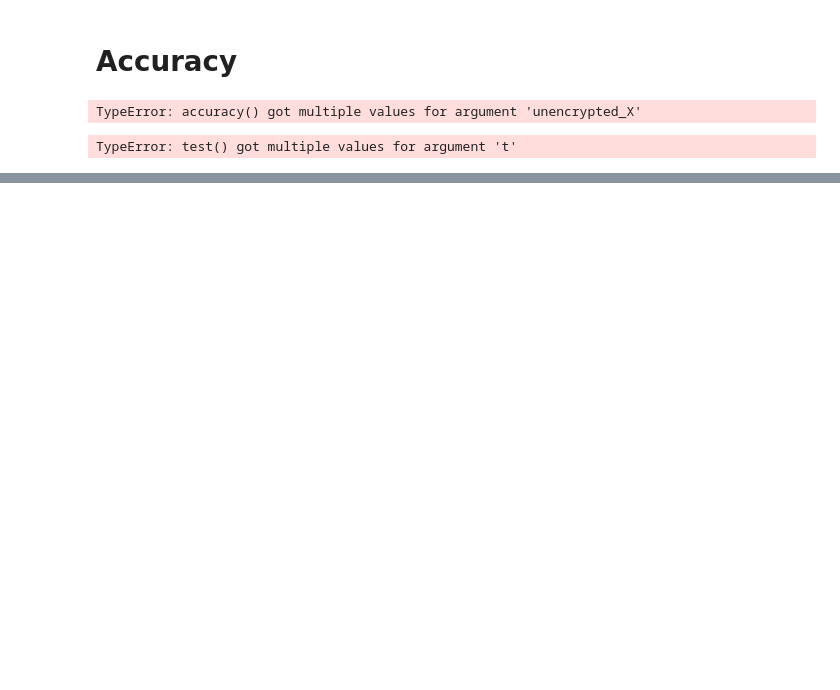
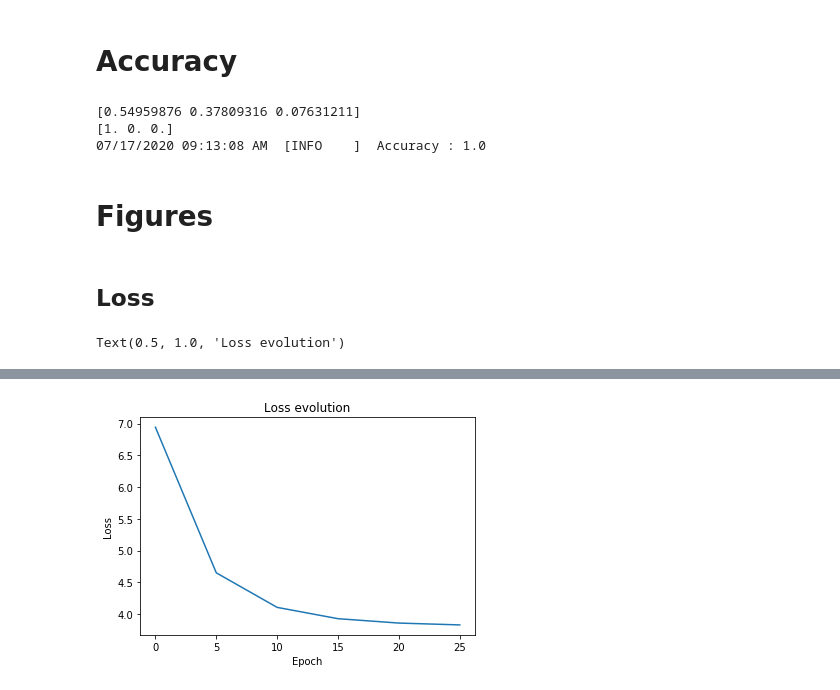
Before and after one commit to arthurPignet/privacy-preserving-titanic-challenge, a Jupyter notebook: ckks_titanic/notebooks/2-ap-main.ipynb, the cells around one changed output, grey strips where cells are left out. Drawn from its saved outputs; the diff is of its cells as text; code cells hidden in the pictures; blank space fills up the shorter version.

Commit message:
add graphes and fix acc

```diff
--- a/ckks_titanic/notebooks/2-ap-main.ipynb
+++ b/ckks_titanic/notebooks/2-ap-main.ipynb
@@ -16,5 +24,5 @@ from models import encrypted_LR
 # %%
 # data_path = "~/homomorphic-encryption/ckks_titanic/data/raw/"            # whole data set
-DATA_PATH = "/home/apignet/homomorphic-encryption/ckks_titanic/data/quick_demo//"   # subset of the data set, with 15 train_samples and 5 test_samples
+DATA_PATH = "/home/apignet/homomorphic-encryption/ckks_titanic/data/quick_demo/"   # subset of the data set, with 15 train_samples and 5 test_samples
 LOG_PATH = "reports/log"
 LOG_FILENAME = "test_0716"
@@ -24,0 +37,5 @@ logging.basicConfig(format="%(asctime)s  [%(levelname)-8.8s]  %(message)s", date
+# %%
+EPOCH = 30
+LEARNING_RATE = 0.8
+REGULARIZATION_RATE = 0.5
+VERBOSE = 5
@@ -144,9 +173,9 @@ def accuracy(crypted_weight, crypted_bias, prior_unencrypted_X = None, prior_une
 
     crypted_weight ; encrypted CKKS vector (size equal to the number of features)
     crypted_bias ; encrypted CKKS vector (size 1)
-    (Optionnal) unencrypted_X ; samples on which the model accuracy will be computed.
+    (Optionnal) prior_unencrypted_X ; samples on which the model accuracy will be computed.
                                 If not provided, the accuracy will be computed with the data provided in the kwarg
-    (Optionnal) unencrypted_Y ; labels on which the model accuracy will be computed. If not provided.
+    (Optionnal) prior_unencrypted_Y ; labels on which the model accuracy will be computed. If not provided.
                                 If not provided, the accuracy will be computed with the data provided in the kwarg
     **kwarg ; dict, must contain context, secret_key, (Optionnal) unencrytped_X and (Optionnal) unencrypted_Y
 
@@ -161,15 +190,18 @@ def accuracy(crypted_weight, crypted_bias, prior_unencrypted_X = None, prior_une
     if not context:
         raise AttributeError("Context must be provided in the **kwarg, with the key : context")
     secret_key = kwarg.get("secret_key", None)
-    if unencrypted_X is None:
+    if prior_unencrypted_X is None:
         unencrypted_X = kwarg.get("unencrypted_X", None)
         if unencrypted_X is None:
             raise AttributeError("Unencrypted samples must be provided, either in the arguments, or in the **kwarg, with the key : unencrypted_X")
-    if unencrypted_Y is None:
+    else:
+        unencrypted_X = np.array(prior_unencrypted_X)
+    if prior_unencrypted_Y is None:
         unencrypted_Y = kwarg.get("unencrypted_Y", None)
         if unencrypted_Y is None:
             raise AttributeError("Unencrypted labels must be provided, either in the arguments, or in the **kwarg, with the key : unencrypted_Y")
-
+    else:
+        unencrypted_Y = np.array(prior_unencrypted_Y)
     if context.is_private():
             weight = np.array(crypted_weight.decrypt())
             bias = np.array(crypted_bias.decrypt())
@@ -182,8 +214,8 @@ def accuracy(crypted_weight, crypted_bias, prior_unencrypted_X = None, prior_une
 
     re = unencrypted_X.dot(weight) + bias
     prediction = (np.float_power(re, 3)) * -0.004 + re * 0.197 + 0.5
-
-    return (np.abs((unencrypted_Y-prediction)) < 0.5).astype(float).mean()
+    print(prediction)
+    return (np.abs((unencrypted_Y-prediction.reshape(unencrypted_Y.shape))) < 0.5).astype(float).mean()
 # %% [markdown]
 # Loading and processing the data
 # %%
@@ -288,10 +320,10 @@ model = encrypted_LR.LogisticRegressionHE(init_weight=weight,
                                           loss=loss,
                                           accuracy=accuracy,
                                           safety=False,
-                                          verbose=1,
-                                          num_iter=2,
-                                          lr=0.8,
-                                          reg_para=0.5)
+                                          verbose=VERBOSE,
+                                          num_iter=EPOCH,
+                                          lr=LEARNING_RATE,
+                                          reg_para=REGULARIZATION_RATE)
 logging.info("Training starting")
 model.fit(encrypted_X, encrypted_Y, X_ne=train_features.to_numpy(), Y_ne=train_labels.to_numpy().reshape((-1, 1)))
 logging.info("Training done. " + str(round(time.time() - timer, 2)) + " seconds")
@@ -308,7 +348,10 @@ logging.info("Training done. " + str(round(time.time() - timer, 2)) + " seconds"
 # %% [markdown]
 # Accuracy
 # %%
-acc = model.accuracy(unencrypted_X=encrypted_test_X, unencrypted_Y=encrypted_test_Y)
-logging.info("Accuracy : %s " % acc[0])
+acc = model.accuracy(unencrypted_X=test_features.to_numpy(), unencrypted_Y=test_labels.to_numpy().reshape((-1, 1)))
+print(test_labels.to_numpy())
+logging.info("Accuracy : %s " % acc)
 # %% [output]
-TypeError: accuracy() got multiple values for argument 'unencrypted_X'
+[0.54959876 0.37809316 0.07631211]
+[1. 0. 0.]
+07/17/2020 09:13:08 AM  [INFO    ]  Accuracy : 1.0
@@ -318,4 +358,11 @@ def test(t, **kwarg):
-# %%
-test(1, **{'t':1})
-# %% [output]
-TypeError: test() got multiple values for argument 't'
+# %% [markdown]
+# Figures
+# %% [markdown]
+## Loss
+# %%
+plt.plot([i*VERBOSE for i in range(len(model.loss_list))], model.loss_list)
+plt.xlabel('Epoch')
+plt.ylabel('Loss')
+plt.title('Loss evolution')
+# %% [output]
+Text(0.5, 1.0, 'Loss evolution')
@@ -321,0 +374 @@ TypeError: test() got multiple values for argument 't'
+[figure, added]
```
Also changed, not shown: parts of 15 cells of this notebook, 1 other file.
